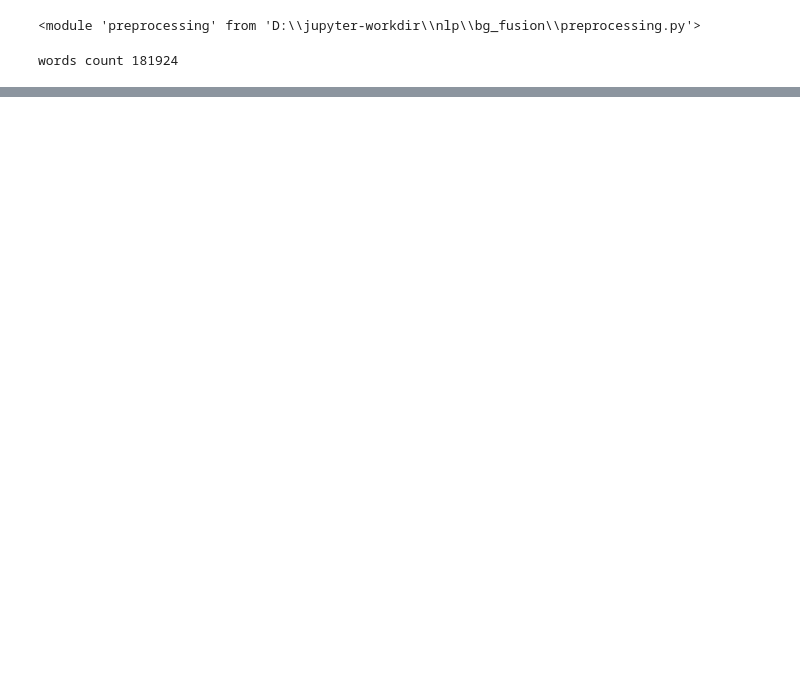
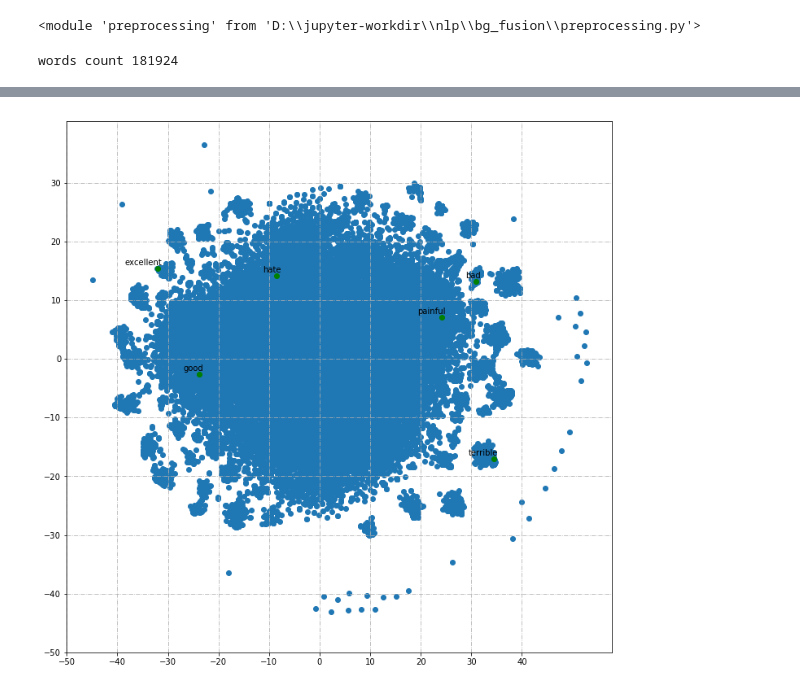
Before and after one commit to why2012/nlp_models, a Jupyter notebook: bg_fusion/spp_embedding_net.ipynb, the cells around one changed output, grey strips where cells are left out. Saved outputs shown, nothing was run; the diff lists cells and outputs as text; code cells hidden in the pictures; blank space fills up the shorter version.

```diff
--- a/bg_fusion/spp_embedding_net.ipynb
+++ b/bg_fusion/spp_embedding_net.ipynb
@@ -324,0 +432,3 @@ accuracy_score(SentGener_test.y, np.round(test_y_hat + 1e-5))
+# %%
+i2w_dict = wordCounter.get_i2w_dictionary(num_words=num_words)
+w2i_dict = wordCounter.get_w2i_dictionary(num_words=num_words)
@@ -324,0 +493,5 @@ accuracy_score(SentGener_test.y, np.round(test_y_hat + 1e-5))
+# %%
+# compare
+plot_vectors_comp(low_dim_embs, ["terrible", "bad", "good", "excellent", "hate", "painful"])
+# %% [output]
+[figure, added]
```
Also changed, not shown: parts of 34 cells of this notebook, 2 other files.
